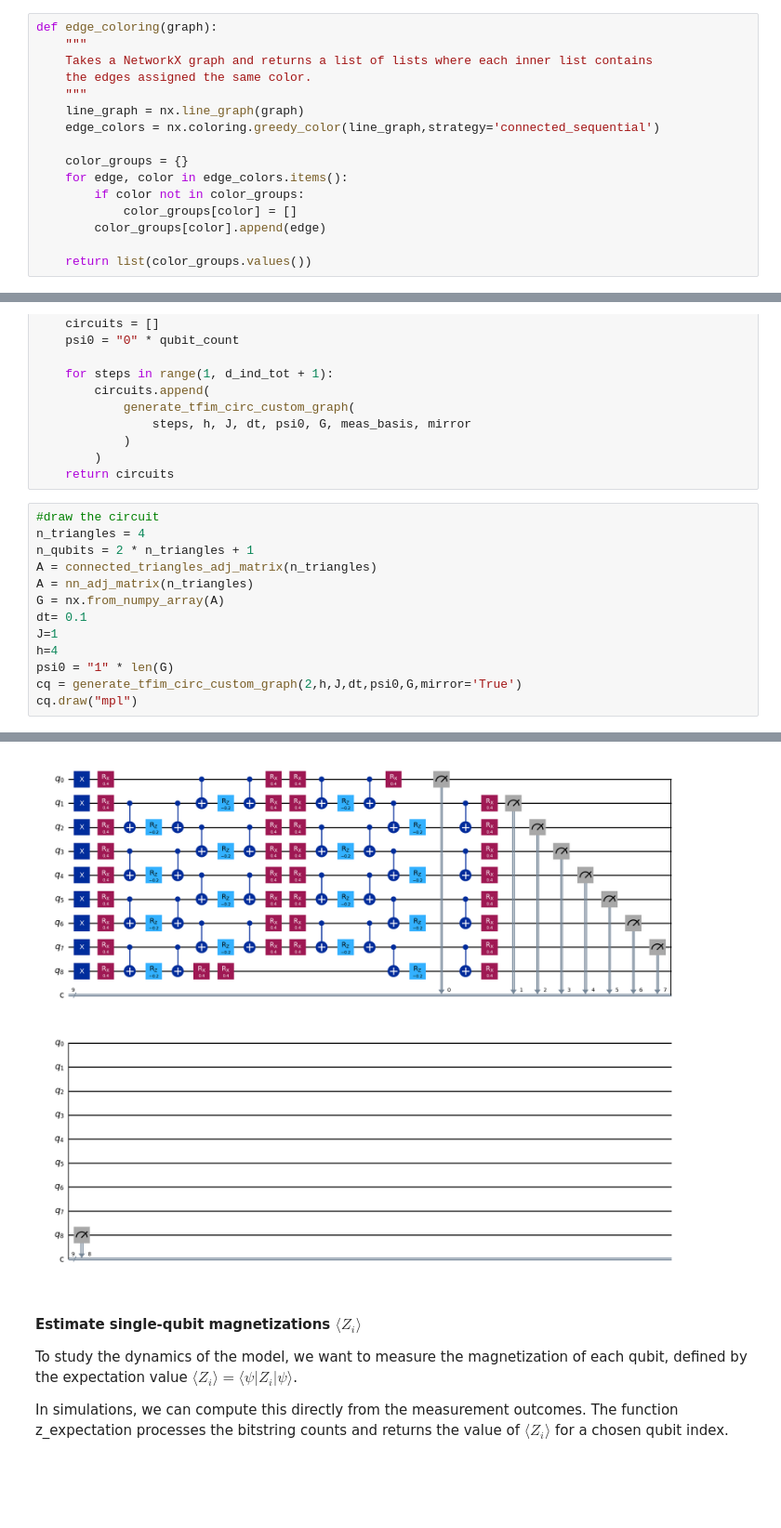
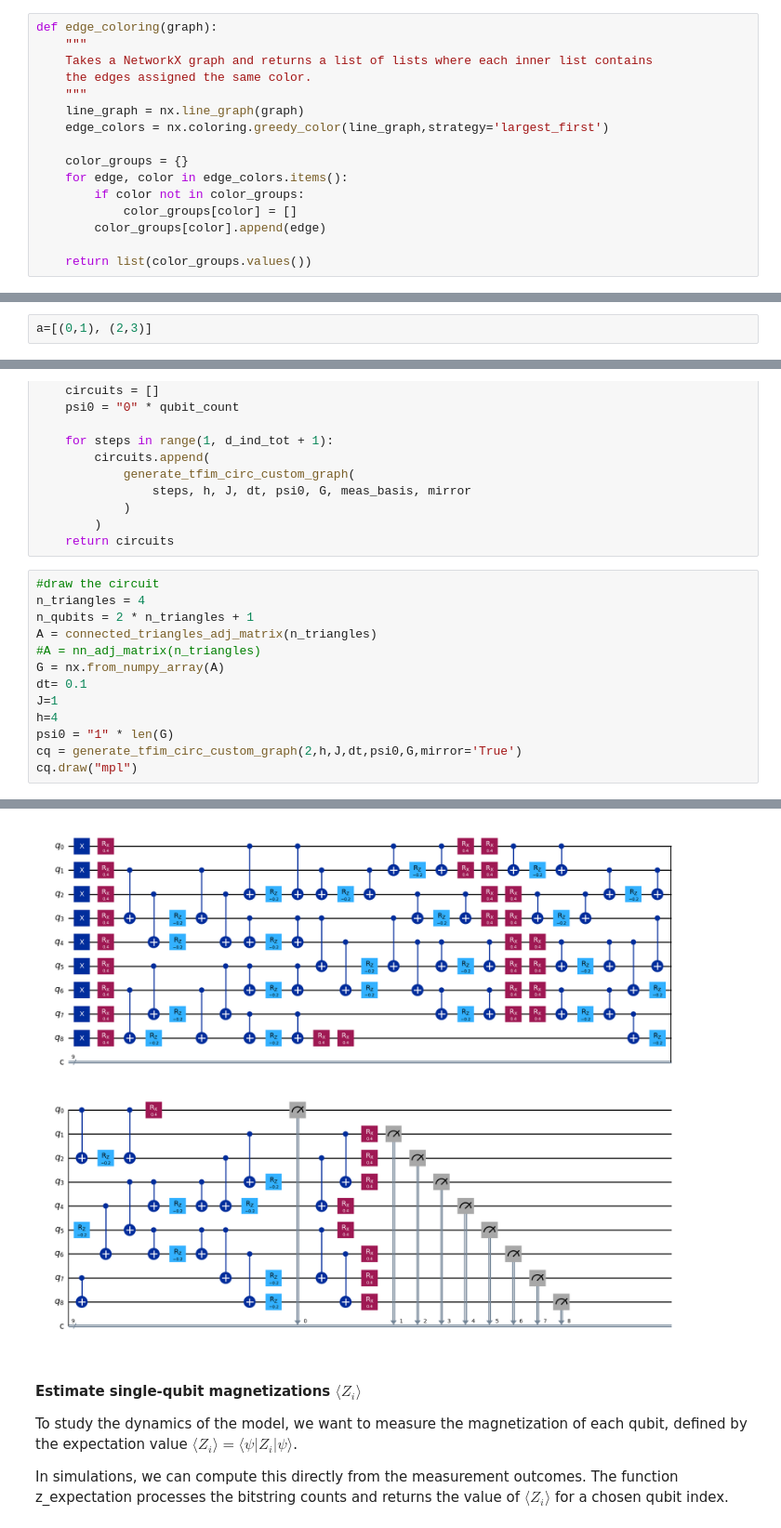
Before and after one commit to mwauters92/TIQIT_tutorial, a Jupyter notebook: Tutorial 03.ipynb, the cells around one changed output, grey strips where cells are left out. Shown at 93% size. Saved outputs shown, nothing was run; the diff lists cells and outputs as text; blank space fills up the shorter version.

```diff
--- a/Tutorial 03.ipynb
+++ b/Tutorial 03.ipynb
@@ -151,7 +141,7 @@ def edge_coloring(graph):
     the edges assigned the same color.
     """
     line_graph = nx.line_graph(graph)
-    edge_colors = nx.coloring.greedy_color(line_graph,strategy='connected_sequential')
+    edge_colors = nx.coloring.greedy_color(line_graph,strategy='largest_first')
 
     color_groups = {}
     for edge, color in edge_colors.items():
@@ -187,0 +233,2 @@ The angles of these gates are determined by the transverse field $h$, the coupli
+# %%
+a=[(0,1), (2,3)]
@@ -274,7 +325,7 @@ def trotter_circuits(G, d_ind_tot, J, h, dt, meas_basis, mirror=True):
 n_triangles = 4
 n_qubits = 2 * n_triangles + 1
 A = connected_triangles_adj_matrix(n_triangles)
-A = nn_adj_matrix(n_triangles)
+#A = nn_adj_matrix(n_triangles)
 G = nx.from_numpy_array(A)
 dt= 0.1
 J=1
@@ -287,4 +338,4 @@ cq.draw("mpl")
-[figure, old version]
+[figure, new version]
 # %% [markdown]
 #### Estimate single-qubit magnetizations $\langle Z_i \rangle$
 
```
Also changed, not shown: parts of 10 cells of this notebook.
